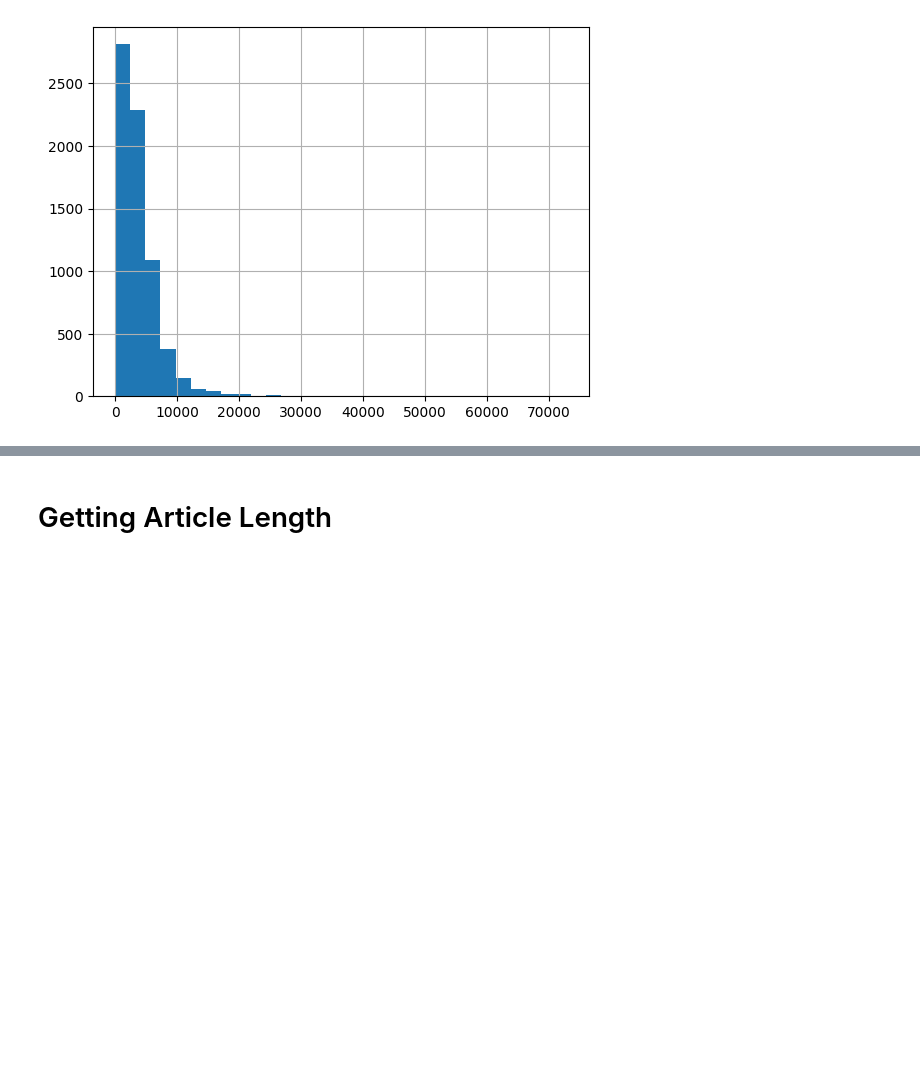
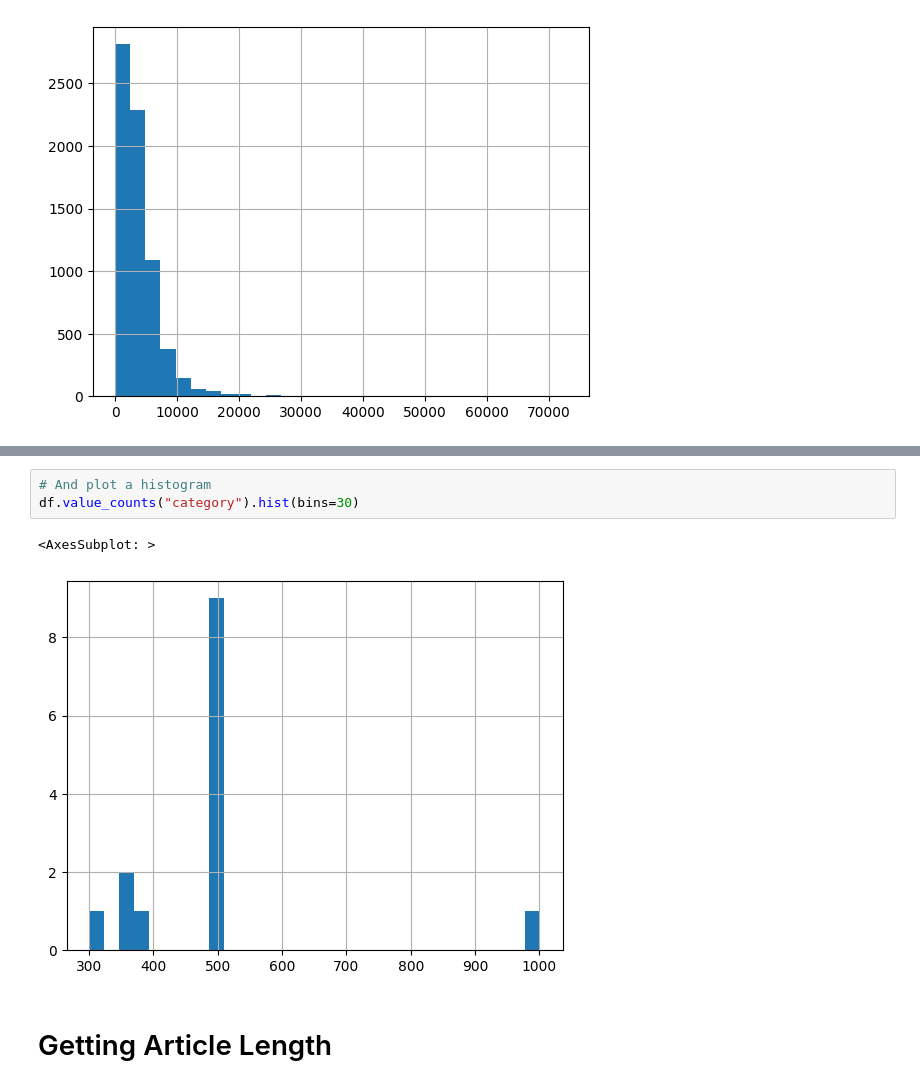
Before and after one commit to Juju2575/Projet_DeepL, a Jupyter notebook: Notebooks/02 Gensim LDA.ipynb, the cells around one changed output, grey strips where cells are left out. Drawn from its saved outputs; the diff is of its cells as text; blank space fills up the shorter version.

```diff
--- a/Notebooks/02 NLP_Lab.ipynb
+++ b/Notebooks/02 Gensim LDA.ipynb
@@ -59,3 +79,9 @@ df["body"].apply(len).hist(bins = 30)
+# %%
+# And plot a histogram
+df.value_counts("category").hist(bins=30)
+# %% [output]
+<AxesSubplot: >
+[figure, added]
 # %% [markdown]
 <h1>Getting Article Length
 # %%
```
Also changed, not shown: parts of 7 cells of this notebook.
